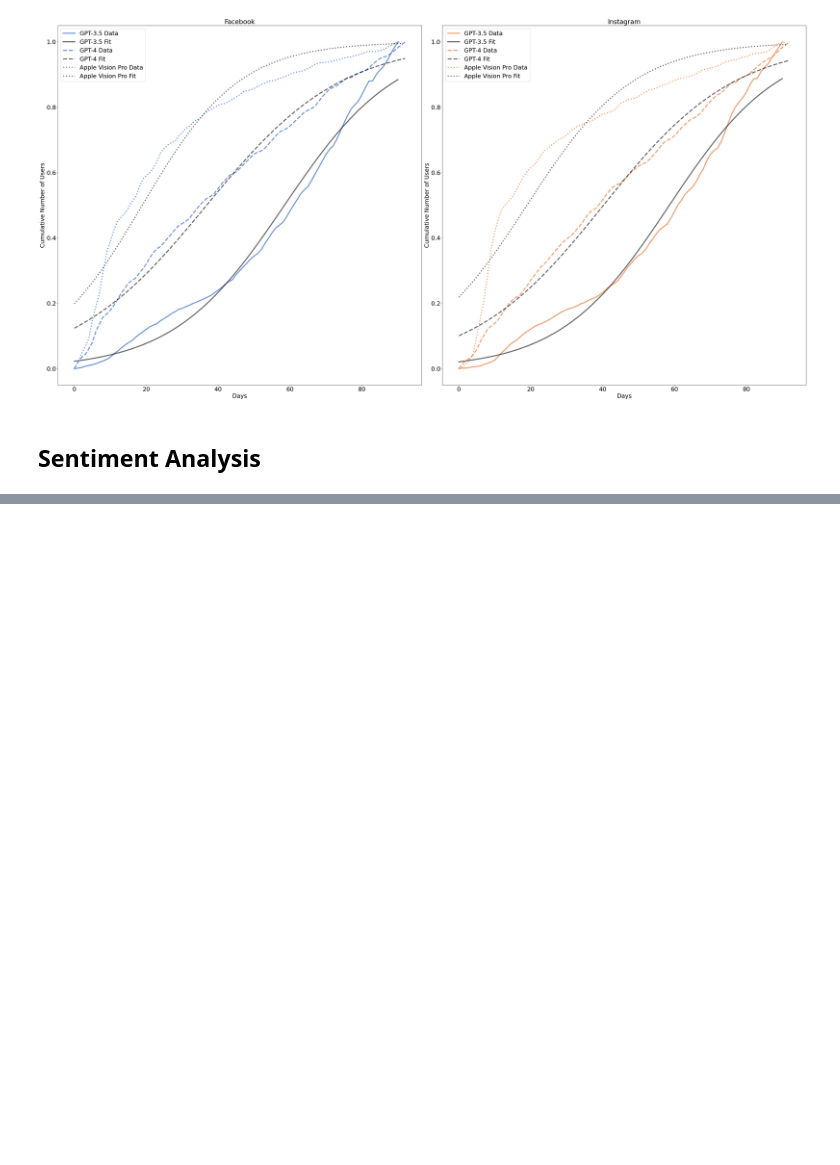
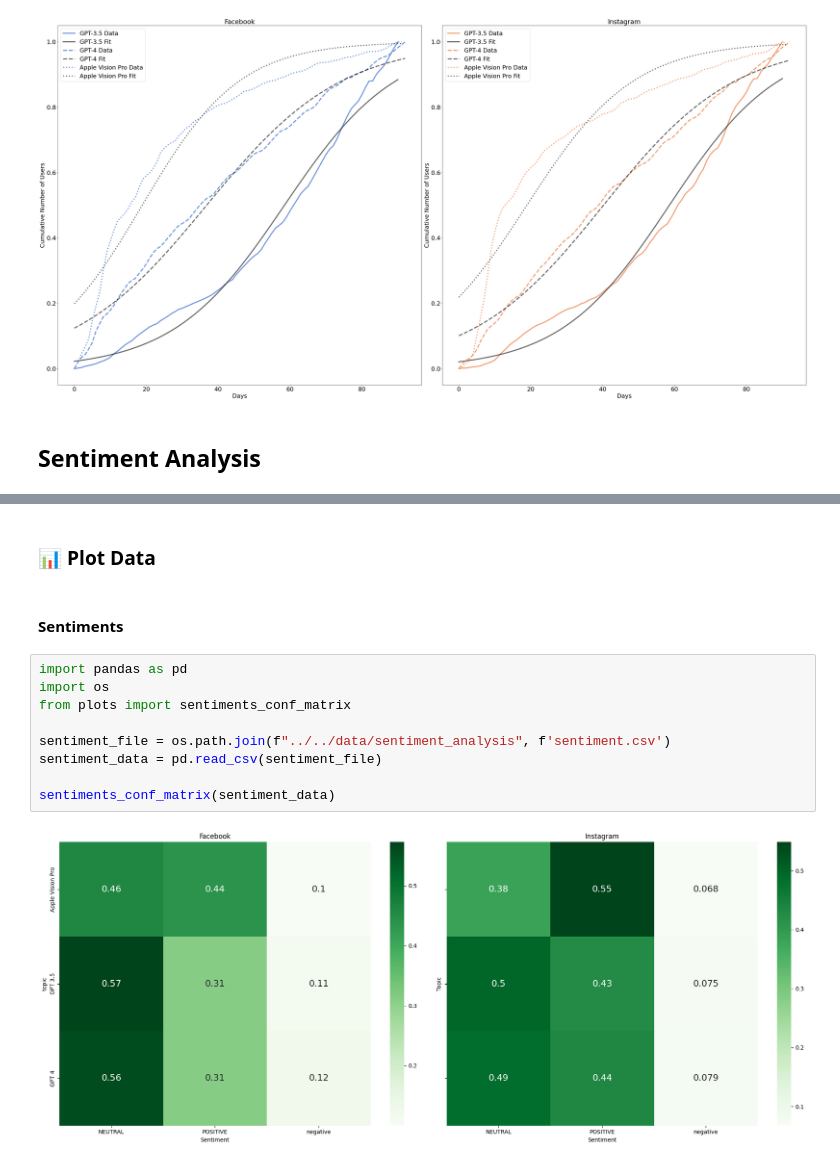
Before and after one commit to lavallone/DDMCS_project, a Jupyter notebook: src/analysis/analysis.ipynb, the cells around one changed output, grey strips where cells are left out. Drawn from its saved outputs; the diff is of its cells as text; blank space fills up the shorter version.

```diff
--- a/src/analysis/analysis.ipynb
+++ b/src/analysis/analysis.ipynb
@@ -127,0 +200,15 @@ Finished plotting ig
+# %% [markdown]
+### 📊 Plot Data
+# %% [markdown]
+#### Sentiments
+# %%
+import pandas as pd
+import os
+from plots import sentiments_conf_matrix
+
+sentiment_file = os.path.join(f"../../data/sentiment_analysis", f'sentiment.csv')
+sentiment_data = pd.read_csv(sentiment_file)
+
+sentiments_conf_matrix(sentiment_data)
+# %% [output]
+[figure, added]
```
Also changed, not shown: parts of 14 cells of this notebook, 6 other files.
